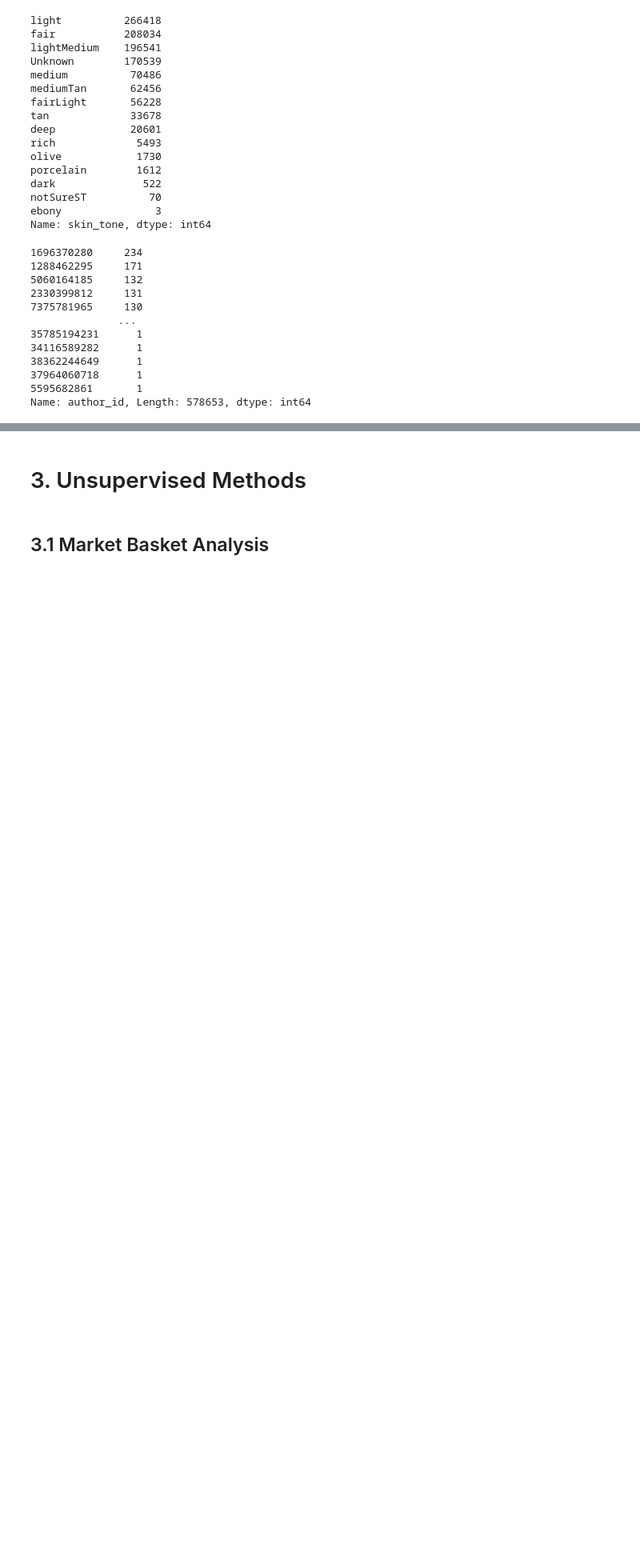
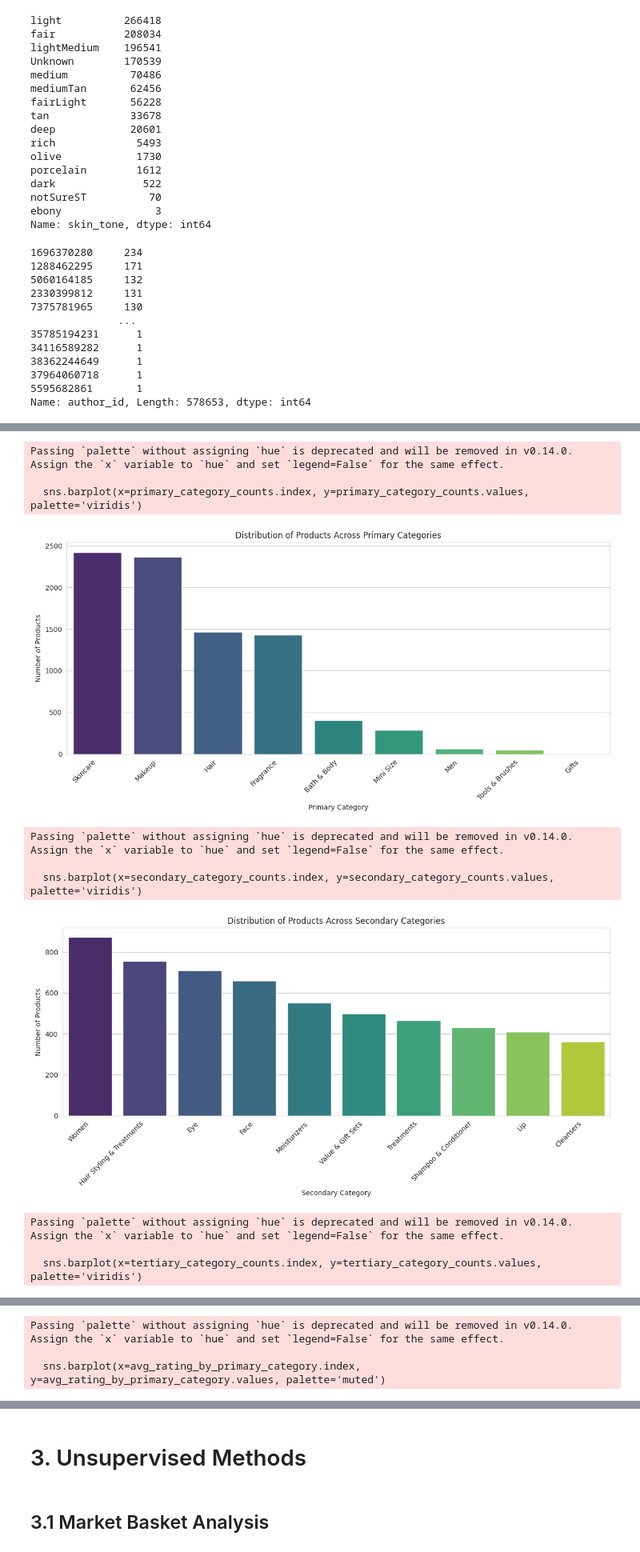
Before and after one commit to eshentong/BA820-team, a Jupyter notebook: BA820.ipynb, the cells around one changed output, grey strips where cells are left out. Shown at 80% size. Cells and saved outputs as stored; diff of their text form; code cells hidden in the pictures; blank space fills up the shorter version.

```diff
--- a/BA820.ipynb
+++ b/BA820.ipynb
@@ -302,0 +462,77 @@ Name: author_id, Length: 578653, dtype: int64
+# %%
+# Distribution of products across primary categories
+plt.figure(figsize=(12, 6))
+primary_category_counts = df_products['primary_category'].value_counts().nlargest(10)
+sns.barplot(x=primary_category_counts.index, y=primary_category_counts.values, palette='viridis')
+plt.title('Distribution of Products Across Primary Categories')
+plt.xlabel('Primary Category')
+plt.ylabel('Number of Products')
+plt.xticks(rotation=45, ha='right')
+plt.tight_layout()
+plt.show()
+
+# Distribution of products across secondary categories
+plt.figure(figsize=(12, 6))
+secondary_category_counts = df_products['secondary_category'].value_counts().nlargest(10)
+sns.barplot(x=secondary_category_counts.index, y=secondary_category_counts.values, palette='viridis')
+plt.title('Distribution of Products Across Secondary Categories')
+plt.xlabel('Secondary Category')
+plt.ylabel('Number of Products')
+plt.xticks(rotation=45, ha='right')
+plt.tight_layout()
+plt.show()
+
+# Distribution of products across tertiary categories
+plt.figure(figsize=(12, 6))
+tertiary_category_counts = df_products['tertiary_category'].value_counts().nlargest(10)
+sns.barplot(x=tertiary_category_counts.index, y=tertiary_category_counts.values, palette='viridis')
+plt.title('Distribution of Products Across Tertiary Categories')
+plt.xlabel('Tertiary Category')
+plt.ylabel('Number of Products')
+plt.xticks(rotation=45, ha='right')
+plt.tight_layout()
+plt.show()
+
+# Identify the most common categories
+print("Top 10 Most Common Primary Categories:")
+print(primary_category_counts)
+print("\nTop 10 Most Common Secondary Categories:")
+print(secondary_category_counts)
+print("\nTop 10 Most Common Tertiary Categories:")
+print(tertiary_category_counts)
+
+# Analyze average rating and price_usd by primary category
+avg_rating_by_primary_category = df_products.groupby('primary_category')['rating'].mean()
+avg_price_by_primary_category = df_products.groupby('primary_category')['price_usd'].mean()
+
+# Plot average rating by primary category
+plt.figure(figsize=(12, 6))
+sns.barplot(x=avg_rating_by_primary_category.index, y=avg_rating_by_primary_category.values, palette='muted')
+plt.title('Average Rating by Primary Category')
+plt.xlabel('Primary Category')
+plt.ylabel('Average Rating')
+plt.xticks(rotation=45, ha='right')
+plt.tight_layout()
+plt.show()
+
+# Plot average price_usd by primary category
+plt.figure(figsize=(12, 6))
+sns.barplot(x=avg_price_by_primary_category.index, y=avg_price_by_primary_category.values, palette='muted')
+plt.title('Average Price USD by Primary Category')
+plt.xlabel('Primary Category')
+plt.ylabel('Average Price (USD)')
+plt.xticks(rotation=45, ha='right')
+plt.tight_layout()
+plt.show()
+# %% [output]
+Passing `palette` without assigning `hue` is deprecated and will be removed in v0.14.0. Assign the `x` variable to `hue` and set `legend=False` for the same effect.
+
+  sns.barplot(x=primary_category_counts.index, y=primary_category_counts.values, palette='viridis')
+[figure, added]
+Passing `palette` without assigning `hue` is deprecated and will be removed in v0.14.0. Assign the `x` variable to `hue` and set `legend=False` for the same effect.
+
+  sns.barplot(x=secondary_category_counts.index, y=secondary_category_counts.values, palette='viridis')
+[figure, added]
+Passing `palette` without assigning `hue` is deprecated and will be removed in v0.14.0. Assign the `x` variable to `hue` and set `legend=False` for the same effect.
+
+  sns.barplot(x=tertiary_category_counts.index, y=tertiary_category_counts.values, palette='viridis')
@@ -302,0 +557,3 @@ Name: author_id, Length: 578653, dtype: int64
+Passing `palette` without assigning `hue` is deprecated and will be removed in v0.14.0. Assign the `x` variable to `hue` and set `legend=False` for the same effect.
+
+  sns.barplot(x=avg_rating_by_primary_category.index, y=avg_rating_by_primary_category.values, palette='muted')
```
Also changed, not shown: parts of 15 cells of this notebook.
